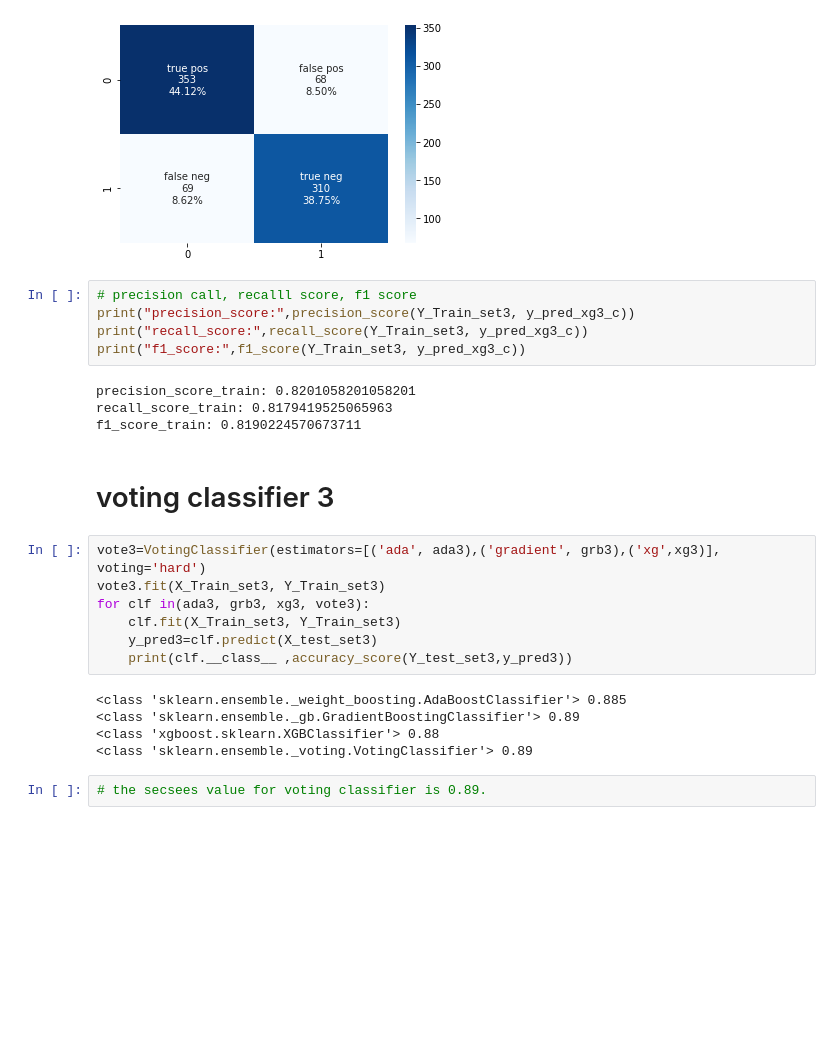
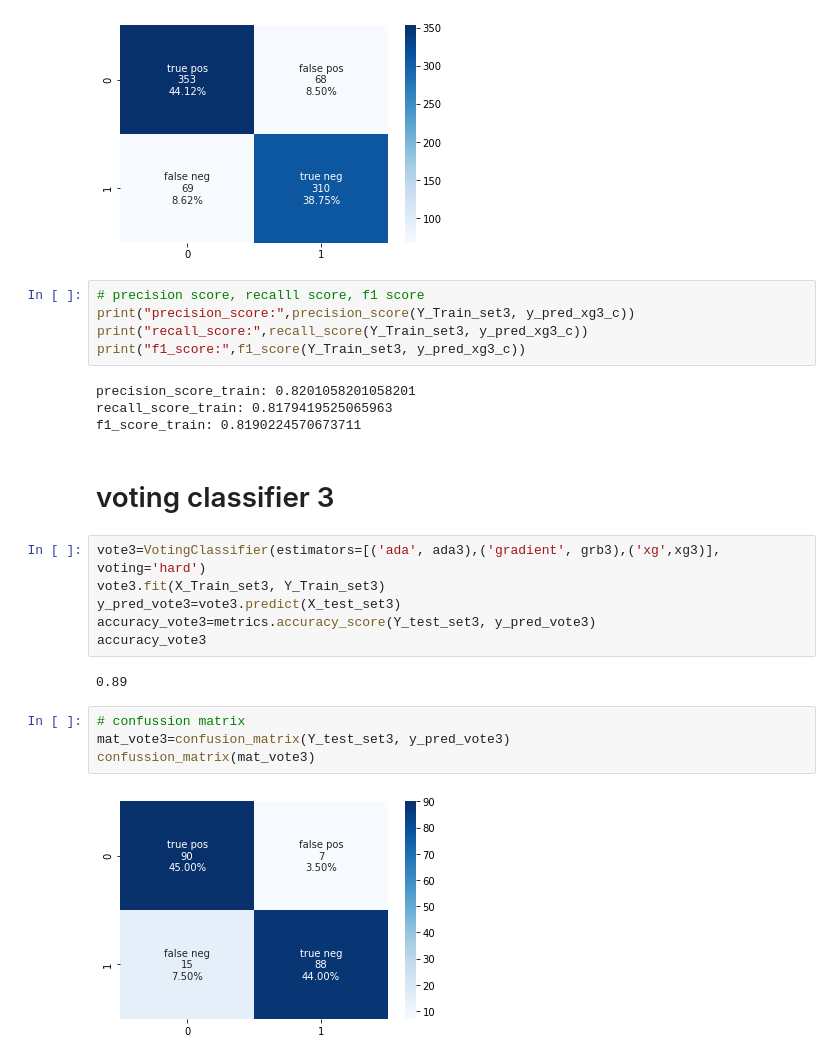
Before and after one commit to Yehudit-Brickner/data_science_end_of_year1_project, a Jupyter notebook: data science part 1 end of year.ipynb, the cells around one changed output. Cells and saved outputs as stored; diff of their text form; blank space fills up the shorter version.

```diff
--- a/data science part 1 end of year.ipynb
+++ b/data science part 1 end of year.ipynb
@@ -1077,7 +1149,7 @@ confussion_matrix(cofussion_xg3)
 # %% [output]
 [figure]
 # %%
-# precision call, recalll score, f1 score
+# precision score, recalll score, f1 score
 print("precision_score:",precision_score(Y_Train_set3, y_pred_xg3_c))
 print("recall_score:",recall_score(Y_Train_set3, y_pred_xg3_c))
 print("f1_score:",f1_score(Y_Train_set3, y_pred_xg3_c))
@@ -1090,14 +1162,14 @@ f1_score_train: 0.8190224570673711
 # %%
 vote3=VotingClassifier(estimators=[('ada', ada3),('gradient', grb3),('xg',xg3)], voting='hard')
 vote3.fit(X_Train_set3, Y_Train_set3)
-for clf in(ada3, grb3, xg3, vote3):
-    clf.fit(X_Train_set3, Y_Train_set3)
-    y_pred3=clf.predict(X_test_set3)
-    print(clf.__class__ ,accuracy_score(Y_test_set3,y_pred3))
+y_pred_vote3=vote3.predict(X_test_set3)
+accuracy_vote3=metrics.accuracy_score(Y_test_set3, y_pred_vote3)
+accuracy_vote3
 # %% [output]
-<class 'sklearn.ensemble._weight_boosting.AdaBoostClassifier'> 0.885
-<class 'sklearn.ensemble._gb.GradientBoostingClassifier'> 0.89
-<class 'xgboost.sklearn.XGBClassifier'> 0.88
-<class 'sklearn.ensemble._voting.VotingClassifier'> 0.89
+0.89
-# %%
-# the secsees value for voting classifier is 0.89.
+# %%
+# confussion matrix
+mat_vote3=confusion_matrix(Y_test_set3, y_pred_vote3)
+confussion_matrix(mat_vote3)
+# %% [output]
+[figure, added]
```
Also changed, not shown: parts of 65 cells of this notebook.
